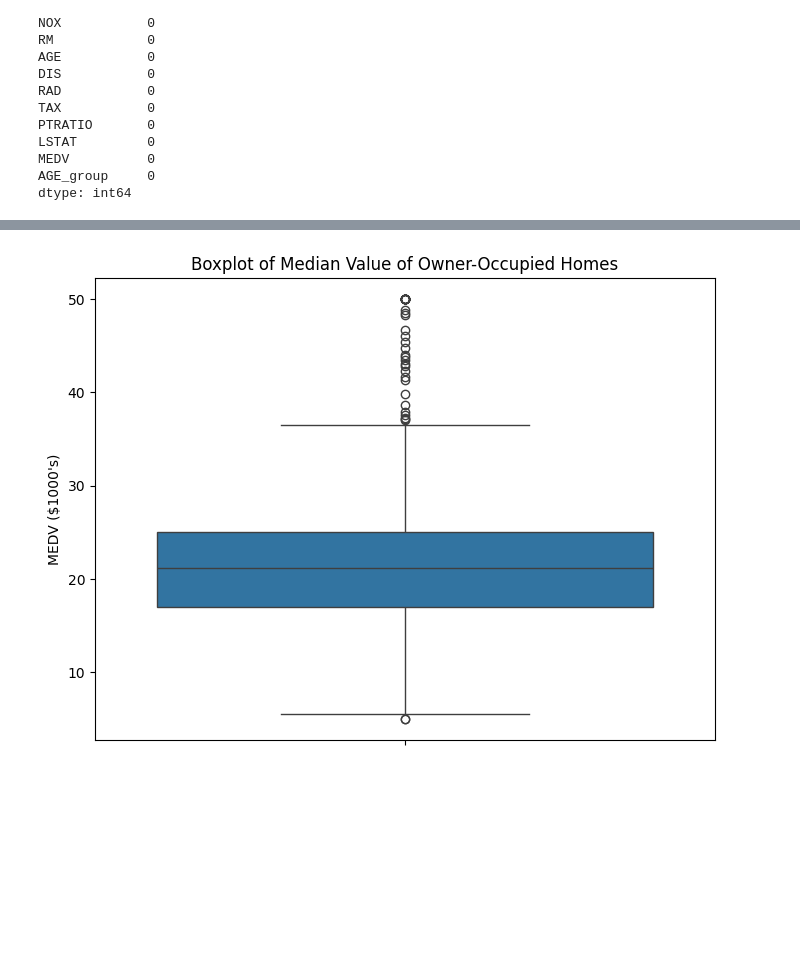
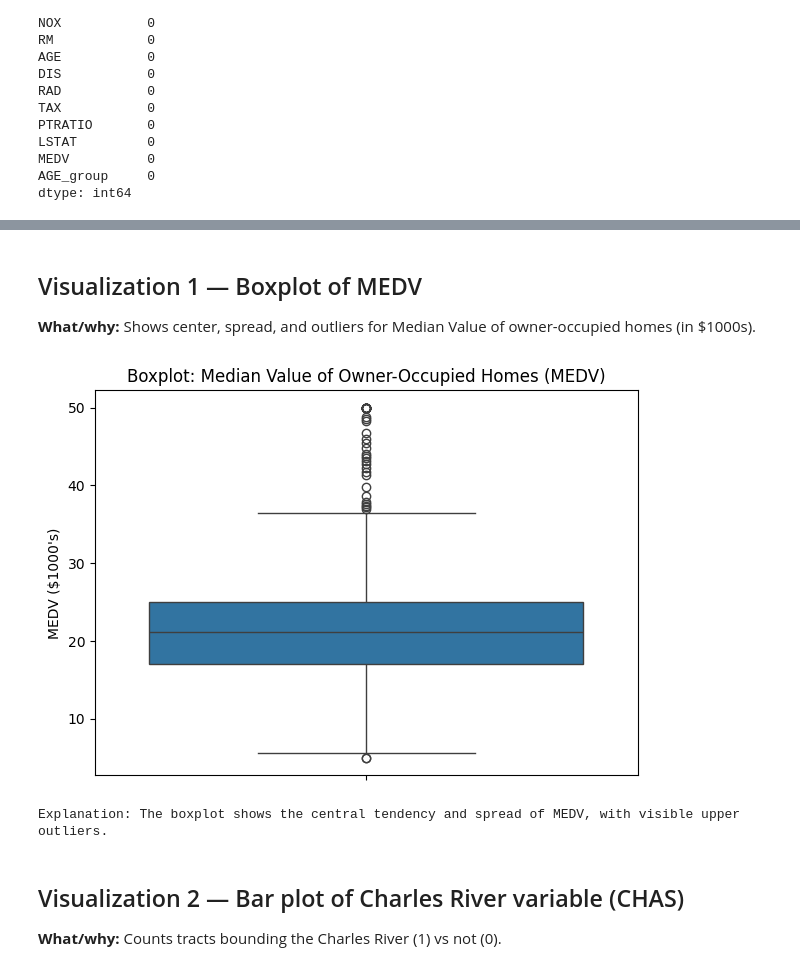
Before and after one commit to Aydan-moon/Boston_Housing_Data, a Jupyter notebook: Optional_Peer_Graded_Assignment.jupyterlite.ipynb, the cells around one changed output, grey strips where cells are left out. Drawn from its saved outputs; the diff is of its cells as text; code cells hidden in the pictures; blank space fills up the shorter version.

```diff
--- a/Optional_Peer_Graded_Assignment.jupyterlite.ipynb
+++ b/Optional_Peer_Graded_Assignment.jupyterlite.ipynb
@@ -74,9 +98,19 @@ dtype: int64
+# %% [markdown]
+## Visualization 1 — Boxplot of MEDV
+**What/why:** Shows center, spread, and outliers for Median Value of owner-occupied homes (in \$1000s).
 # %%
-plt.figure(figsize=(8,6))
+plt.figure(figsize=(7,5))
 sns.boxplot(y=boston_df['MEDV'])
-plt.title("Boxplot of Median Value of Owner-Occupied Homes")
+plt.title("Boxplot: Median Value of Owner-Occupied Homes (MEDV)")
 plt.ylabel("MEDV ($1000's)")
+plt.xlabel("")  # no x-label needed for vertical box
 plt.show()
+
+print("Explanation: The boxplot shows the central tendency and spread of MEDV, with visible upper outliers.")
 # %% [output]
-[figure, old version]
+[figure, new version]
+Explanation: The boxplot shows the central tendency and spread of MEDV, with visible upper outliers.
+# %% [markdown]
+## Visualization 2 — Bar plot of Charles River variable (CHAS)
+**What/why:** Counts tracts bounding the Charles River (1) vs not (0).
 # %%
```
Also changed, not shown: parts of 29 cells of this notebook.
